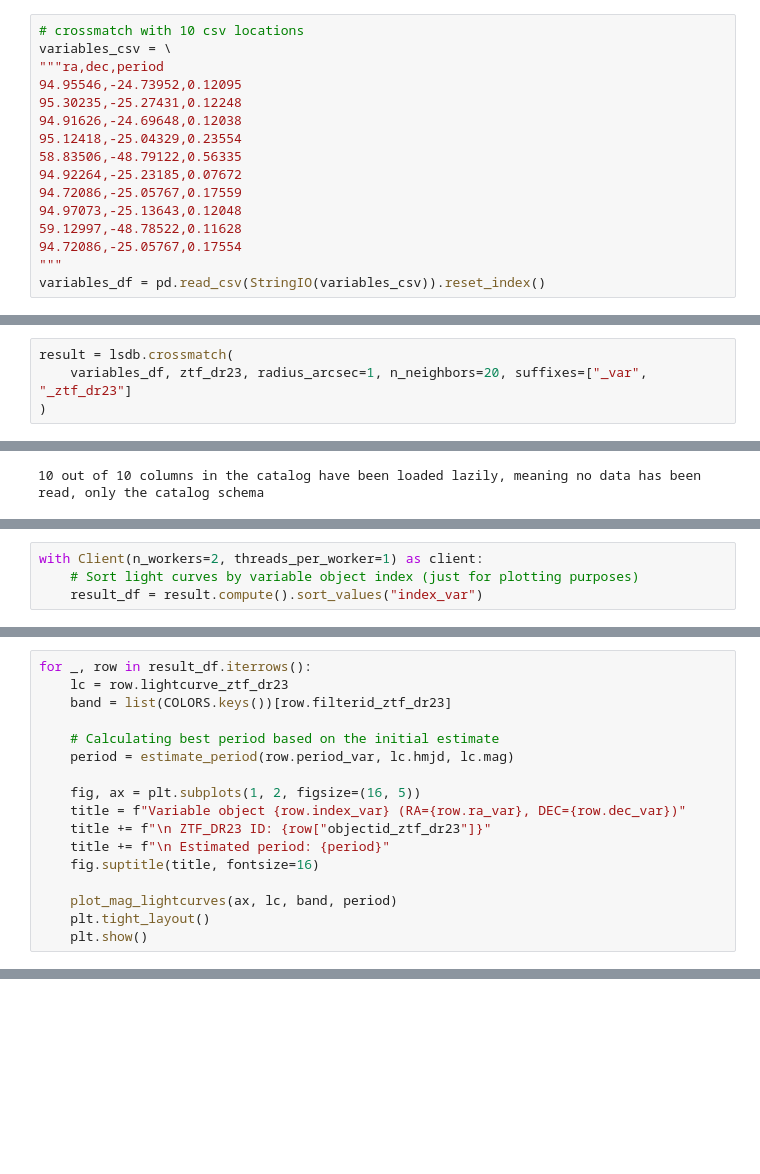
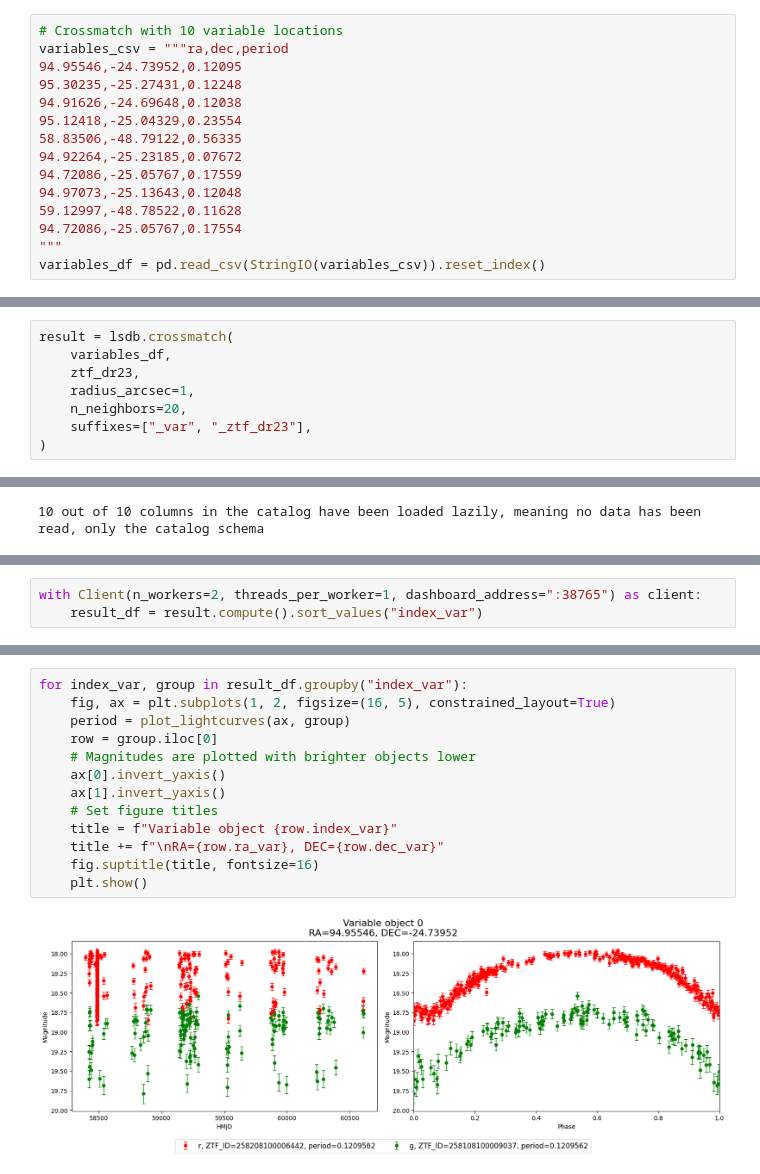
Before and after one commit to lincc-frameworks/RCW_Hackathon_2025_LSDB, a Jupyter notebook: Notebook_4_Solution.ipynb, the cells around one changed output, grey strips where cells are left out. Drawn from its saved outputs; the diff is of its cells as text; blank space fills up the shorter version.

Commit message:
Refactor plotting and add descriptions

```diff
--- a/Notebook_4_Solution.ipynb
+++ b/Notebook_4_Solution.ipynb
@@ -19,7 +28,6 @@ ztf_dr23 = lsdb.open_catalog('s3://ipac-irsa-ztf/contributed/dr23/lc/hats')
 # %%
-# crossmatch with 10 csv locations
-variables_csv = \
-"""ra,dec,period
+# Crossmatch with 10 variable locations
+variables_csv = """ra,dec,period
 94.95546,-24.73952,0.12095
 95.30235,-25.27431,0.12248
 94.91626,-24.69648,0.12038
@@ -35,4 +45,8 @@ variables_df = pd.read_csv(StringIO(variables_csv)).reset_index()
 # %%
 result = lsdb.crossmatch(
-    variables_df, ztf_dr23, radius_arcsec=1, n_neighbors=20, suffixes=["_var", "_ztf_dr23"]
+    variables_df,
+    ztf_dr23,
+    radius_arcsec=1,
+    n_neighbors=20,
+    suffixes=["_var", "_ztf_dr23"],
 )
@@ -50,4 +68,3 @@ lsdb Catalog _var_x_ZTF_DR23_Lightcurves:
 # %%
-with Client(n_workers=2, threads_per_worker=1) as client:
-    # Sort light curves by variable object index (just for plotting purposes)
+with Client(n_workers=2, threads_per_worker=1, dashboard_address=":38765") as client:
     result_df = result.compute().sort_values("index_var")
@@ -139,17 +154,0 @@ def plot_mag_scale(ax, lc, mag_col, magerr_col, band, x_name, x_label):
-# %%
-for _, row in result_df.iterrows():
-    lc = row.lightcurve_ztf_dr23
-    band = list(COLORS.keys())[row.filterid_ztf_dr23]
-
-    # Calculating best period based on the initial estimate
-    period = estimate_period(row.period_var, lc.hmjd, lc.mag)
-
-    fig, ax = plt.subplots(1, 2, figsize=(16, 5))
-    title = f"Variable object {row.index_var} (RA={row.ra_var}, DEC={row.dec_var})"
-    title += f"\n ZTF_DR23 ID: {row["objectid_ztf_dr23"]}"
-    title += f"\n Estimated period: {period}"
-    fig.suptitle(title, fontsize=16)
-
-    plot_mag_lightcurves(ax, lc, band, period)
-    plt.tight_layout()
-    plt.show()
@@ -169,0 +160,15 @@ for _, row in result_df.iterrows():
+# %%
+for index_var, group in result_df.groupby("index_var"):
+    fig, ax = plt.subplots(1, 2, figsize=(16, 5), constrained_layout=True)
+    period = plot_lightcurves(ax, group)
+    row = group.iloc[0]
+    # Magnitudes are plotted with brighter objects lower
+    ax[0].invert_yaxis()
+    ax[1].invert_yaxis()
+    # Set figure titles
+    title = f"Variable object {row.index_var}"
+    title += f"\nRA={row.ra_var}, DEC={row.dec_var}"
+    fig.suptitle(title, fontsize=16)
+    plt.show()
+# %% [output]
+[figure, added]
```
Also changed, not shown: parts of 18 cells of this notebook.
